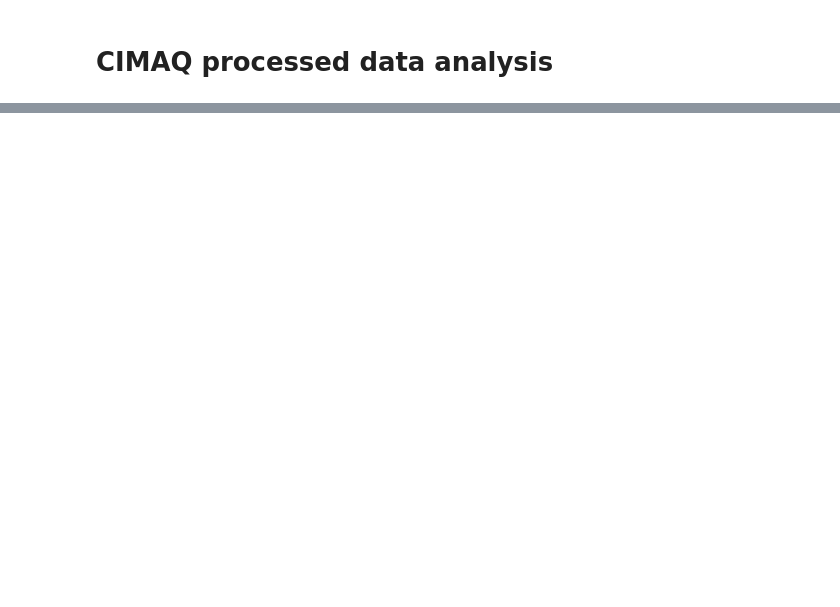
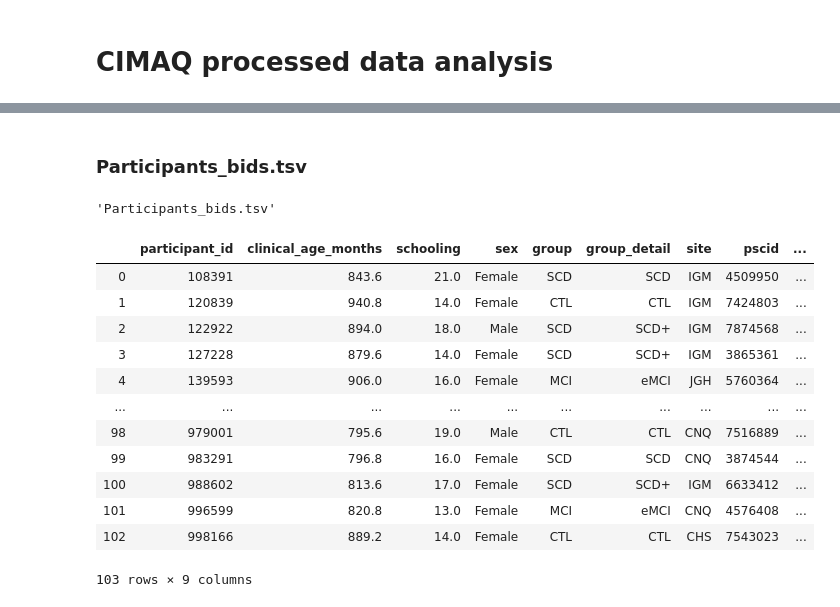
Before and after one commit to courtois-neuromod/cimaq_memory, a Jupyter notebook: processed_data.ipynb, the cells around one changed output, grey strips where cells are left out. Drawn from its saved outputs; the diff is of its cells as text; code cells hidden in the pictures; blank space fills up the shorter version.

```diff
--- a/processed_data.ipynb
+++ b/processed_data.ipynb
@@ -73,0 +75,5 @@ confouds_dir = "../../../data/cisl/DATA/cimaq_03-19/derivatives/CIMAQ_fmri_memor
+# %%
+participants_lists = sorted([(file, pd.read_csv(join(participants_dir, file), sep='\t'))
+                             for file in ls(participants_dir)
+                             if file.endswith('.tsv')])
+display(participants_lists)
@@ -73,0 +131,20 @@ confouds_dir = "../../../data/cisl/DATA/cimaq_03-19/derivatives/CIMAQ_fmri_memor
+# %% [markdown]
+### Participants_bids.tsv
+# %%
+Participants_bids = participants_lists[1]
+display(Participants_bids[0], Participants_bids[1])
+# %% [output]
+'Participants_bids.tsv'
+|  | participant_id | clinical_age_months | schooling | sex | group | group_detail | site | pscid | ... |
+| 0 | 108391 | 843.6 | 21.0 | Female | SCD | SCD | IGM | 4509950 | ... |
+| 1 | 120839 | 940.8 | 14.0 | Female | CTL | CTL | IGM | 7424803 | ... |
+| 2 | 122922 | 894.0 | 18.0 | Male | SCD | SCD+ | IGM | 7874568 | ... |
+| 3 | 127228 | 879.6 | 14.0 | Female | SCD | SCD+ | IGM | 3865361 | ... |
+| 4 | 139593 | 906.0 | 16.0 | Female | MCI | eMCI | JGH | 5760364 | ... |
+| ... | ... | ... | ... | ... | ... | ... | ... | ... | ... |
+| 98 | 979001 | 795.6 | 19.0 | Male | CTL | CTL | CNQ | 7516889 | ... |
+| 99 | 983291 | 796.8 | 16.0 | Female | SCD | SCD | CNQ | 3874544 | ... |
+| 100 | 988602 | 813.6 | 17.0 | Female | SCD | SCD+ | IGM | 6633412 | ... |
+| 101 | 996599 | 820.8 | 13.0 | Female | MCI | eMCI | CNQ | 4576408 | ... |
+| 102 | 998166 | 889.2 | 14.0 | Female | CTL | CTL | CHS | 7543023 | ... |
+103 rows × 9 columns
```
Also changed, not shown: parts of 37 cells of this notebook.
